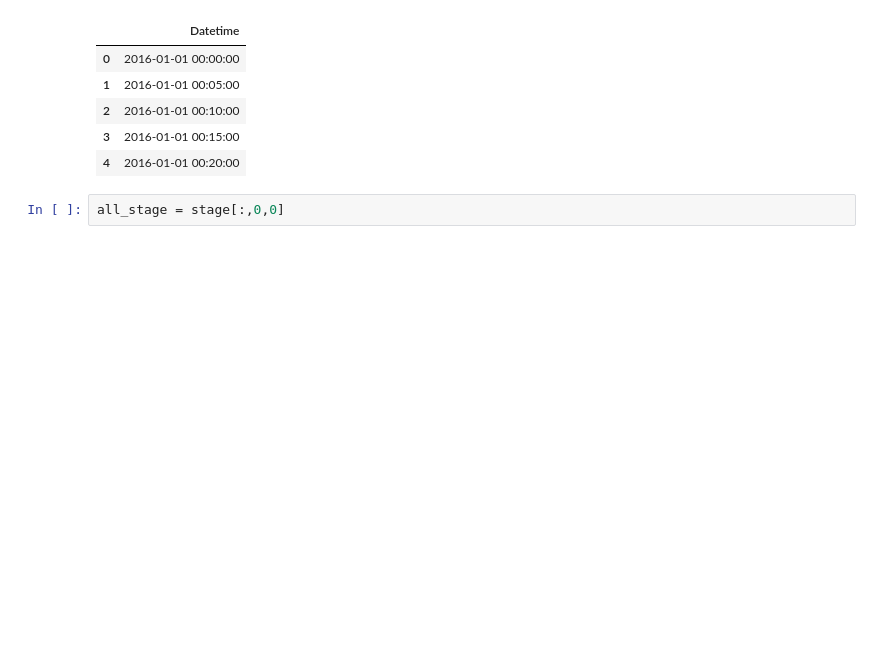
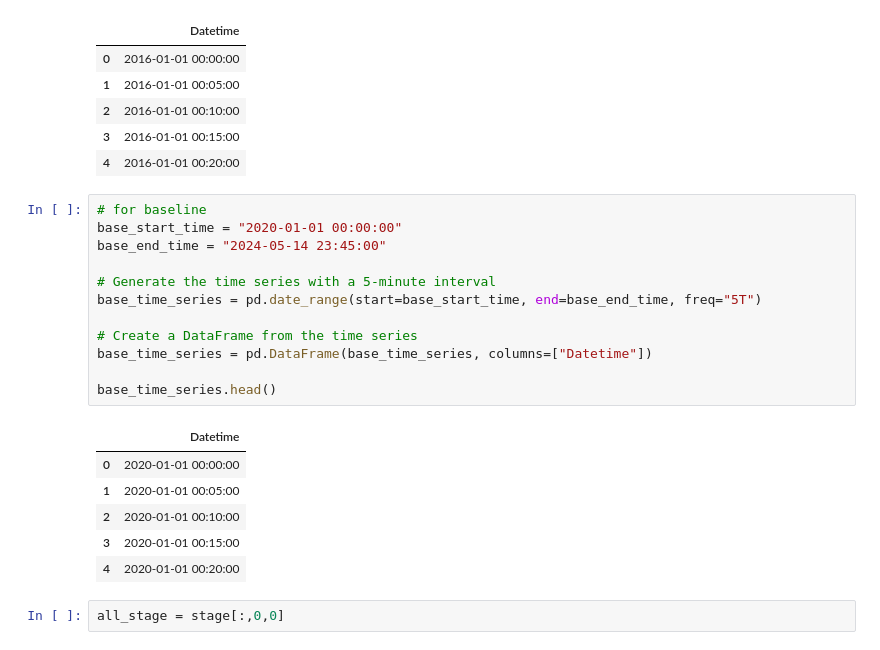
Before and after one commit to FlowWest/sdg-dashboard, a Jupyter notebook: data-raw/data-exports/hydro-export-notebook.ipynb, the cells around one changed output. Saved outputs shown, nothing was run; the diff lists cells and outputs as text; blank space fills up the shorter version.

Commit message:
adding baseline

```diff
--- a/data-raw/data-exports/hydro-export-notebook.ipynb
+++ b/data-raw/data-exports/hydro-export-notebook.ipynb
@@ -33,6 +38,25 @@ df_time_series.head()
 | 2 | 2016-01-01 00:10:00 |
 | 3 | 2016-01-01 00:15:00 |
 | 4 | 2016-01-01 00:20:00 |
+# %%
+# for baseline
+base_start_time = "2020-01-01 00:00:00"
+base_end_time = "2024-05-14 23:45:00"
+
+# Generate the time series with a 5-minute interval
+base_time_series = pd.date_range(start=base_start_time, end=base_end_time, freq="5T")
+
+# Create a DataFrame from the time series
+base_time_series = pd.DataFrame(base_time_series, columns=["Datetime"])
+
+base_time_series.head()
+# %% [output]
+|  | Datetime |
+| 0 | 2020-01-01 00:00:00 |
+| 1 | 2020-01-01 00:05:00 |
+| 2 | 2020-01-01 00:10:00 |
+| 3 | 2020-01-01 00:15:00 |
+| 4 | 2020-01-01 00:20:00 |
 # %%
 all_stage = stage[:,0,0]
 # %%
```
Also changed, not shown: parts of 6 cells of this notebook.
